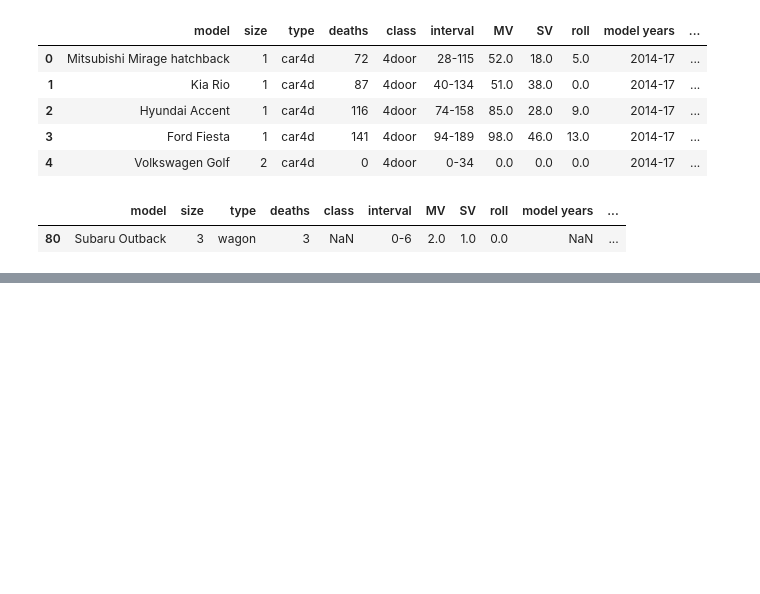
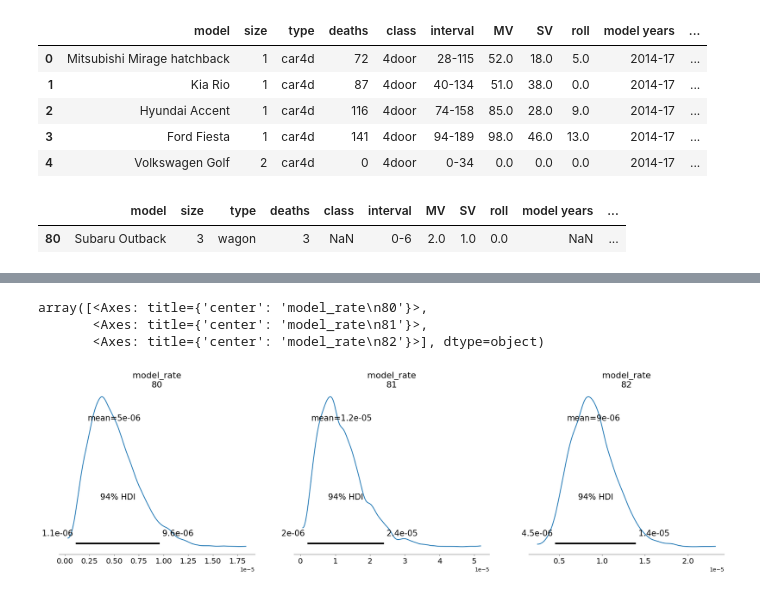
Before and after one commit to ursk/driving_fatalities, a Jupyter notebook: iihs_fatalities.ipynb, the cells around one changed output, grey strips where cells are left out. Cells and saved outputs as stored; diff of their text form; code cells hidden in the pictures; blank space fills up the shorter version.

```diff
--- a/iihs_fatalities.ipynb
+++ b/iihs_fatalities.ipynb
@@ -124,0 +101,7 @@ IndexError: ignored
+# %%
+az.plot_posterior(idata.posterior.model_rate[:, :, 80:83], )
+# %% [output]
+array([<Axes: title={'center': 'model_rate\n80'}>,
+       <Axes: title={'center': 'model_rate\n81'}>,
+       <Axes: title={'center': 'model_rate\n82'}>], dtype=object)
+[figure, added]
```
Also changed, not shown: parts of 19 cells of this notebook.
